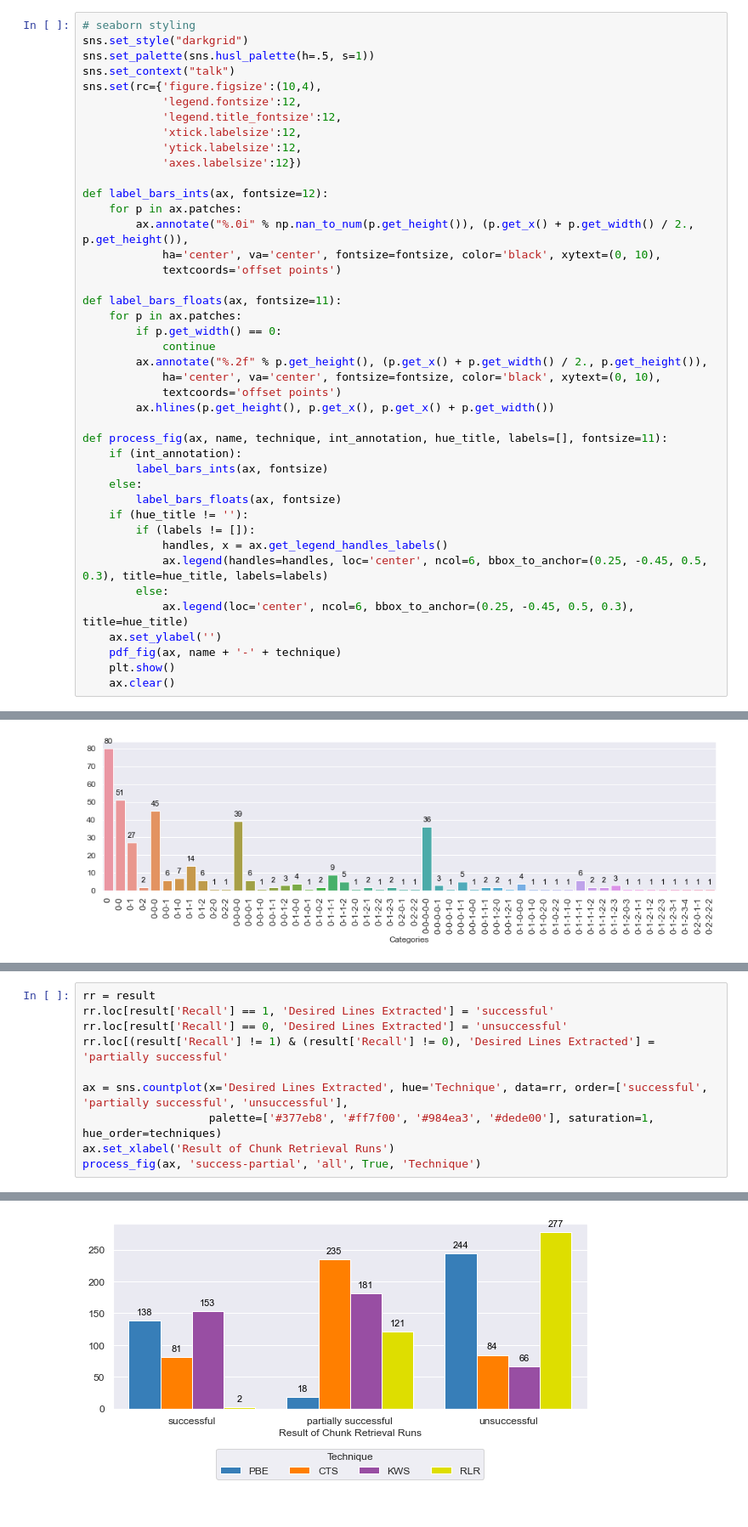
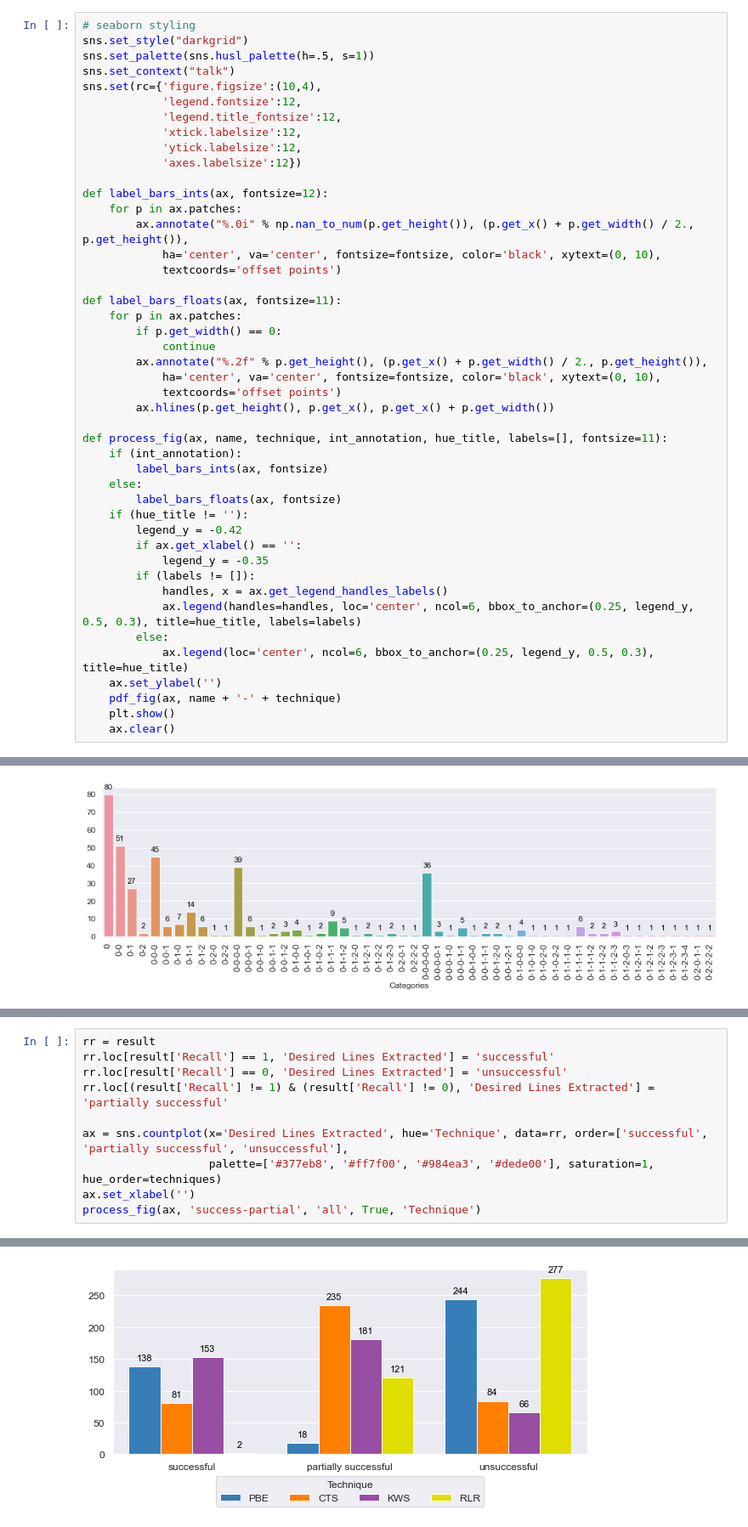
Before and after one commit to lacinoire/master-thesis, a Jupyter notebook: evaluation/results/big_study_data_analysis.ipynb, the cells around one changed output, grey strips where cells are left out. Shown at 85% size. Drawn from its saved outputs; the diff is of its cells as text.

Commit message:
update graphics and pbe partially successful listing, include all notes for me from last meeting

```diff
--- a/evaluation/results/big_study_data_analysis.ipynb
+++ b/evaluation/results/big_study_data_analysis.ipynb
@@ -45,11 +45,14 @@ def process_fig(ax, name, technique, int_annotation, hue_title, labels=[], fonts
     else:
         label_bars_floats(ax, fontsize)
     if (hue_title != ''):
+        legend_y = -0.42
+        if ax.get_xlabel() == '':
+            legend_y = -0.35
         if (labels != []):
             handles, x = ax.get_legend_handles_labels()
-            ax.legend(handles=handles, loc='center', ncol=6, bbox_to_anchor=(0.25, -0.45, 0.5, 0.3), title=hue_title, labels=labels)
+            ax.legend(handles=handles, loc='center', ncol=6, bbox_to_anchor=(0.25, legend_y, 0.5, 0.3), title=hue_title, labels=labels)
         else:
-            ax.legend(loc='center', ncol=6, bbox_to_anchor=(0.25, -0.45, 0.5, 0.3), title=hue_title)
+            ax.legend(loc='center', ncol=6, bbox_to_anchor=(0.25, legend_y, 0.5, 0.3), title=hue_title)
     ax.set_ylabel('')
     pdf_fig(ax, name + '-' + technique)
     plt.show()
@@ -389,24 +401,24 @@ for technique in techniques:
 # %%
 rr = result
 rr.loc[result['Recall'] == 1, 'Desired Lines Extracted'] = 'successful'
 rr.loc[result['Recall'] == 0, 'Desired Lines Extracted'] = 'unsuccessful'
 rr.loc[(result['Recall'] != 1) & (result['Recall'] != 0), 'Desired Lines Extracted'] = 'partially successful'
 
 ax = sns.countplot(x='Desired Lines Extracted', hue='Technique', data=rr, order=['successful', 'partially successful', 'unsuccessful'],
                    palette=['#377eb8', '#ff7f00', '#984ea3', '#dede00'], saturation=1, hue_order=techniques)
-ax.set_xlabel('Result of Chunk Retrieval Runs')
+ax.set_xlabel('')
 process_fig(ax, 'success-partial', 'all', True, 'Technique')
 # %% [output]
 A value is trying to be set on a copy of a slice from a DataFrame.
 Try using .loc[row_indexer,col_indexer] = value instead
 
 See the caveats in the documentation: https://pandas.pydata.org/pandas-docs/stable/user_guide/indexing.html#returning-a-view-versus-a-copy
   self.obj[key] = _infer_fill_value(value)
 A value is trying to be set on a copy of a slice from a DataFrame.
 Try using .loc[row_indexer,col_indexer] = value instead
 
 See the caveats in the documentation: https://pandas.pydata.org/pandas-docs/stable/user_guide/indexing.html#returning-a-view-versus-a-copy
   self.obj[item] = s
-[figure, old version]
+[figure, new version]
 # %%
 pd.set_option('display.max_colwidth', -1)
```
Also changed, not shown: parts of 25 cells of this notebook, 44 other files.
